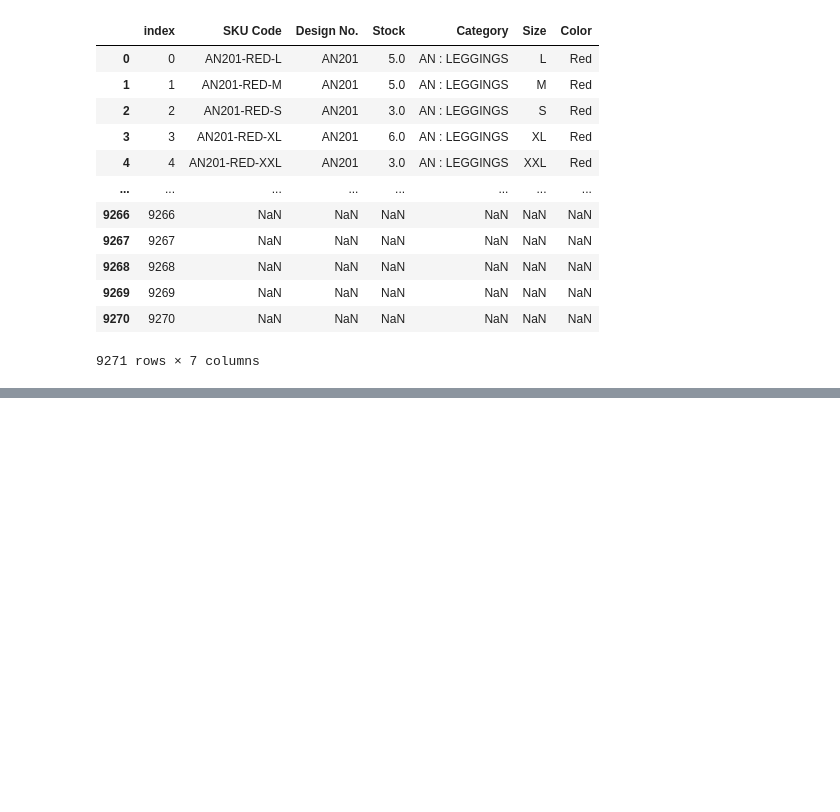
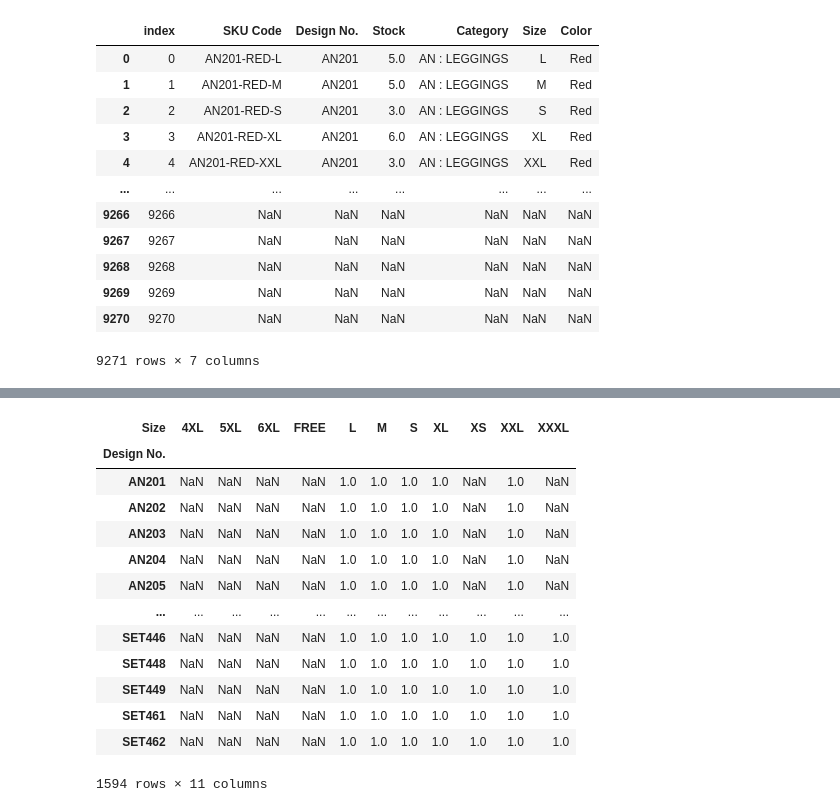
Before and after one commit to jlarrivalatt/jupyter-learning, a Jupyter notebook: Ecommerce-sales/sales-analysis.ipynb, the cells around one changed output, grey strips where cells are left out. Cells and saved outputs as stored; diff of their text form; code cells hidden in the pictures; blank space fills up the shorter version.

```diff
--- a/Ecommerce-sales/sales-analysis.ipynb
+++ b/Ecommerce-sales/sales-analysis.ipynb
@@ -19,0 +45,18 @@ pd.read_csv('archive/Sale Report.csv')
+# %%
+dress_design_types = pd.pivot_table(sales_df, values='Stock', index='Design No.', columns='Size', aggfunc='count')
+dress_design_types
+# %% [output]
+| Size | 4XL | 5XL | 6XL | FREE | L | M | S | XL | XS | XXL | XXXL |
+| Design No. |  |  |  |  |  |  |  |  |  |  |  |
+| AN201 | NaN | NaN | NaN | NaN | 1.0 | 1.0 | 1.0 | 1.0 | NaN | 1.0 | NaN |
+| AN202 | NaN | NaN | NaN | NaN | 1.0 | 1.0 | 1.0 | 1.0 | NaN | 1.0 | NaN |
+| AN203 | NaN | NaN | NaN | NaN | 1.0 | 1.0 | 1.0 | 1.0 | NaN | 1.0 | NaN |
+| AN204 | NaN | NaN | NaN | NaN | 1.0 | 1.0 | 1.0 | 1.0 | NaN | 1.0 | NaN |
+| AN205 | NaN | NaN | NaN | NaN | 1.0 | 1.0 | 1.0 | 1.0 | NaN | 1.0 | NaN |
+| ... | ... | ... | ... | ... | ... | ... | ... | ... | ... | ... | ... |
+| SET446 | NaN | NaN | NaN | NaN | 1.0 | 1.0 | 1.0 | 1.0 | 1.0 | 1.0 | 1.0 |
+| SET448 | NaN | NaN | NaN | NaN | 1.0 | 1.0 | 1.0 | 1.0 | 1.0 | 1.0 | 1.0 |
+| SET449 | NaN | NaN | NaN | NaN | 1.0 | 1.0 | 1.0 | 1.0 | 1.0 | 1.0 | 1.0 |
+| SET461 | NaN | NaN | NaN | NaN | 1.0 | 1.0 | 1.0 | 1.0 | 1.0 | 1.0 | 1.0 |
+| SET462 | NaN | NaN | NaN | NaN | 1.0 | 1.0 | 1.0 | 1.0 | 1.0 | 1.0 | 1.0 |
+1594 rows × 11 columns
```
Also changed, not shown: parts of 5 cells of this notebook.
